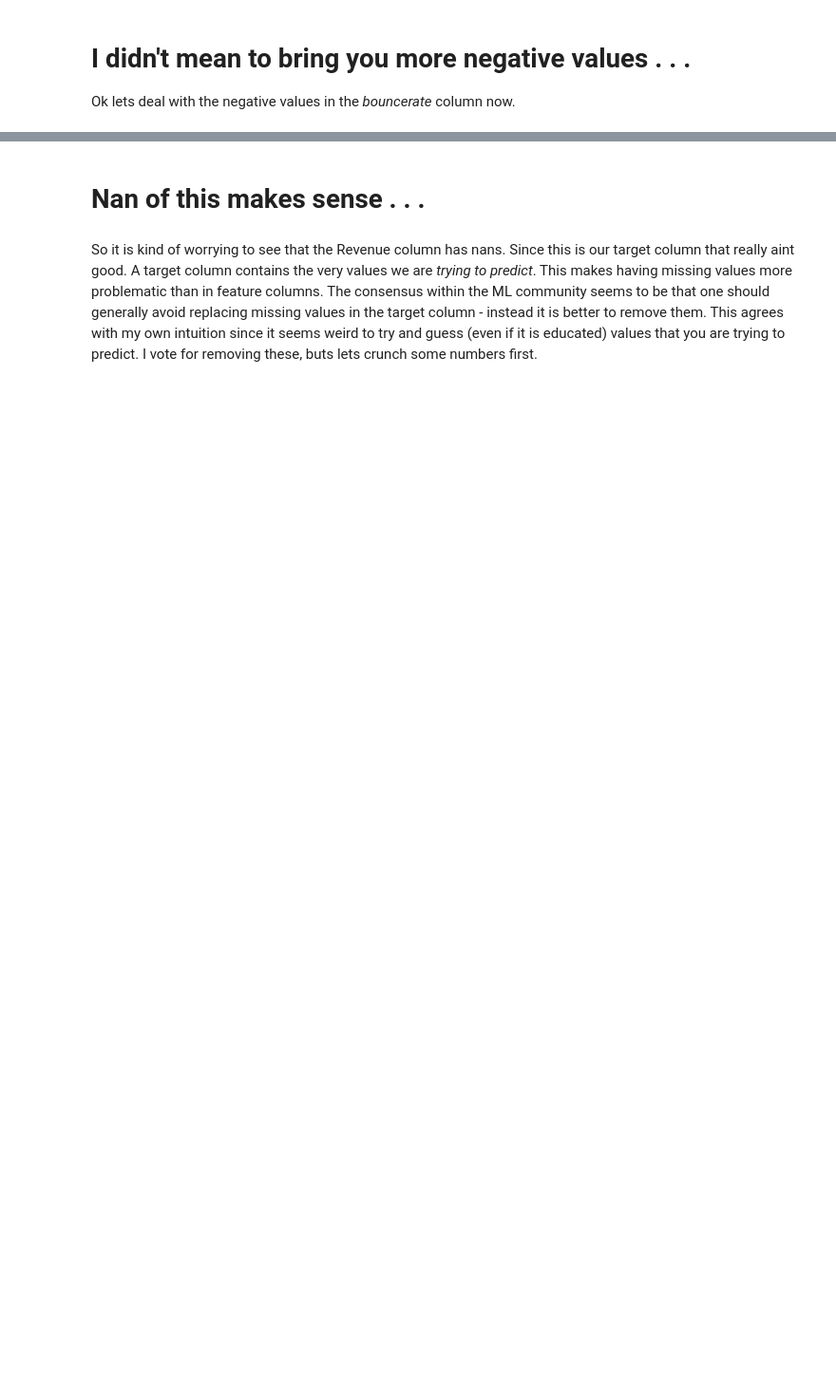
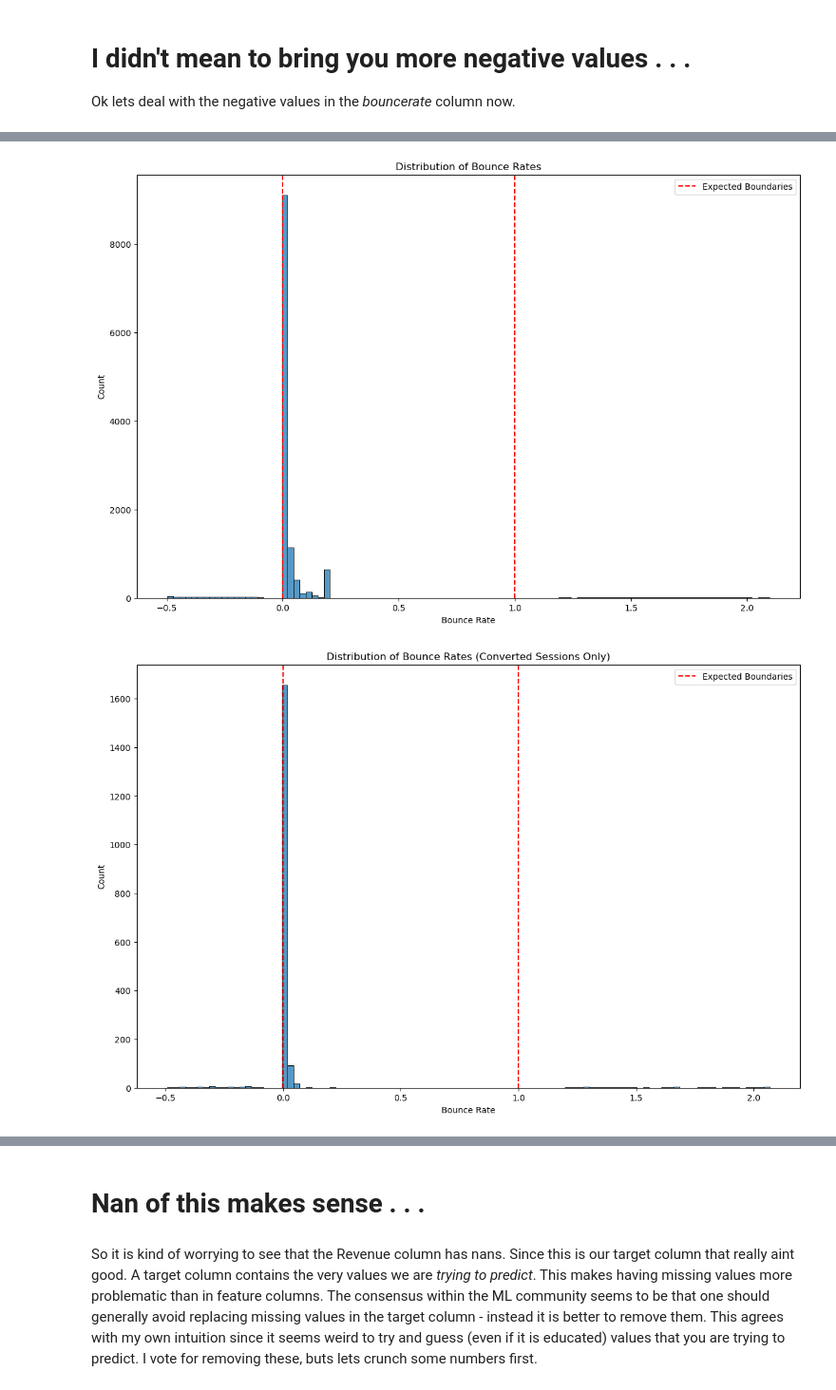
Before and after one commit to sunsunwall/ecommerce_conversion_project_2025, a Jupyter notebook: project_draft.ipynb, the cells around one changed output, grey strips where cells are left out. Shown at 95% size. Drawn from its saved outputs; the diff is of its cells as text; code cells hidden in the pictures; blank space fills up the shorter version.

```diff
--- a/project_draft.ipynb
+++ b/project_draft.ipynb
@@ -619,0 +1187,65 @@ Name: BounceRates, Length: 12207, dtype: bool
+# %%
+# Plot basic histogram
+plt.figure(figsize=(14, 9))
+sns.histplot(session_data_df['BounceRates'], bins=100)
+plt.title('Distribution of Bounce Rates')
+plt.xlabel('Bounce Rate')
+plt.axvline(x=0, color='r', linestyle='--', label='Expected Boundaries')
+plt.axvline(x=1, color='r', linestyle='--')
+plt.legend()
+plt.show()
+
+# Plot histogram for converted sessions only
+plt.figure(figsize=(14, 9))
+converted_filter = session_data_df['Revenue'] == True
+sns.histplot(session_data_df.loc[converted_filter, 'BounceRates'], bins=100)
+plt.title('Distribution of Bounce Rates (Converted Sessions Only)')
+plt.xlabel('Bounce Rate')
+plt.axvline(x=0, color='r', linestyle='--', label='Expected Boundaries')
+plt.axvline(x=1, color='r', linestyle='--')
+plt.legend()
+plt.show()
+
+# Count values in different ranges
+valid_filter = (session_data_df['BounceRates'] >= 0) & (session_data_df['BounceRates'] <= 1)
+negative_filter = session_data_df['BounceRates'] < 0
+above_one_filter = session_data_df['BounceRates'] > 1
+# count rows in each grouping
+valid_count = valid_filter.sum()
+negative_count = negative_filter.sum()
+above_one_count = above_one_filter.sum()
+invalid_count = negative_count + above_one_count
+total_count = len(session_data_df['BounceRates'])
+#  count converted rows in each grouping
+valid_converted = (session_data_df.loc[valid_filter, 'Revenue'] == True).sum()
+negative_converted = (session_data_df.loc[negative_filter, 'Revenue'] == True).sum()
+above_one_converted = (session_data_df.loc[above_one_filter, 'Revenue'] == True).sum()
+invalid_converted = negative_converted + above_one_converted
+total_converted = (session_data_df['Revenue'] == True).sum()
+# Print counts and ratios per row overall
+print("\nBounce Rates Distribution:")
+print(f"Valid range (0-1): {valid_count} rows ({valid_count/total_count:.2%})")
+print(f"Invalid range (<0, >1): {invalid_count} rows ({invalid_count/total_count:.2%})")
+print(f"Negative values: {negative_count} rows ({negative_count/total_count:.2%})")
+print(f"Values above 1: {above_one_count} rows ({above_one_count/total_count:.2%})")
+# Print counts and ratios per converted rows
+print("\nBounce Rates Distribution among Converted Sessions:")
+print(f"Valid range (0-1): {valid_converted} converted rows ({valid_converted/total_converted:.2%})")
+print(f"Invalid range (<0, >1): {invalid_converted} converted rows ({invalid_converted/total_converted:.2%})")
+print(f"Negative values: {negative_converted} converted rows ({negative_converted/total_converted:.2%})")
+print(f"Values above 1: {above_one_converted} converted rows ({above_one_converted/total_converted:.2%})")
+# Look at conversion rates for each group
+if 'Revenue' in session_data_df.columns:
+    valid_conversion = session_data_df.loc[valid_filter, 'Revenue'].mean()
+    invalid_conversion = session_data_df.loc[~valid_filter, 'Revenue'].mean() if invalid_count > 0 else np.nan
+    negative_conversion = session_data_df.loc[negative_filter, 'Revenue'].mean() if negative_count > 0 else np.nan
+    above_one_conversion = session_data_df.loc[above_one_filter, 'Revenue'].mean() if above_one_count > 0 else np.nan
+
+    print("\nConversion rates by bounce rate group:")
+    print(f"Valid range (0-1): {valid_conversion:.2%}")
+    print(f"Invalid range (<0, >1): {invalid_conversion:.2%}")
+    print(f"Negative values: {negative_conversion:.2%}")
+    print(f"Values above 1: {above_one_conversion:.2%}")
+# %% [output]
+[figure, added]
+[figure, added]
```
Also changed, not shown: parts of 57 cells of this notebook.
